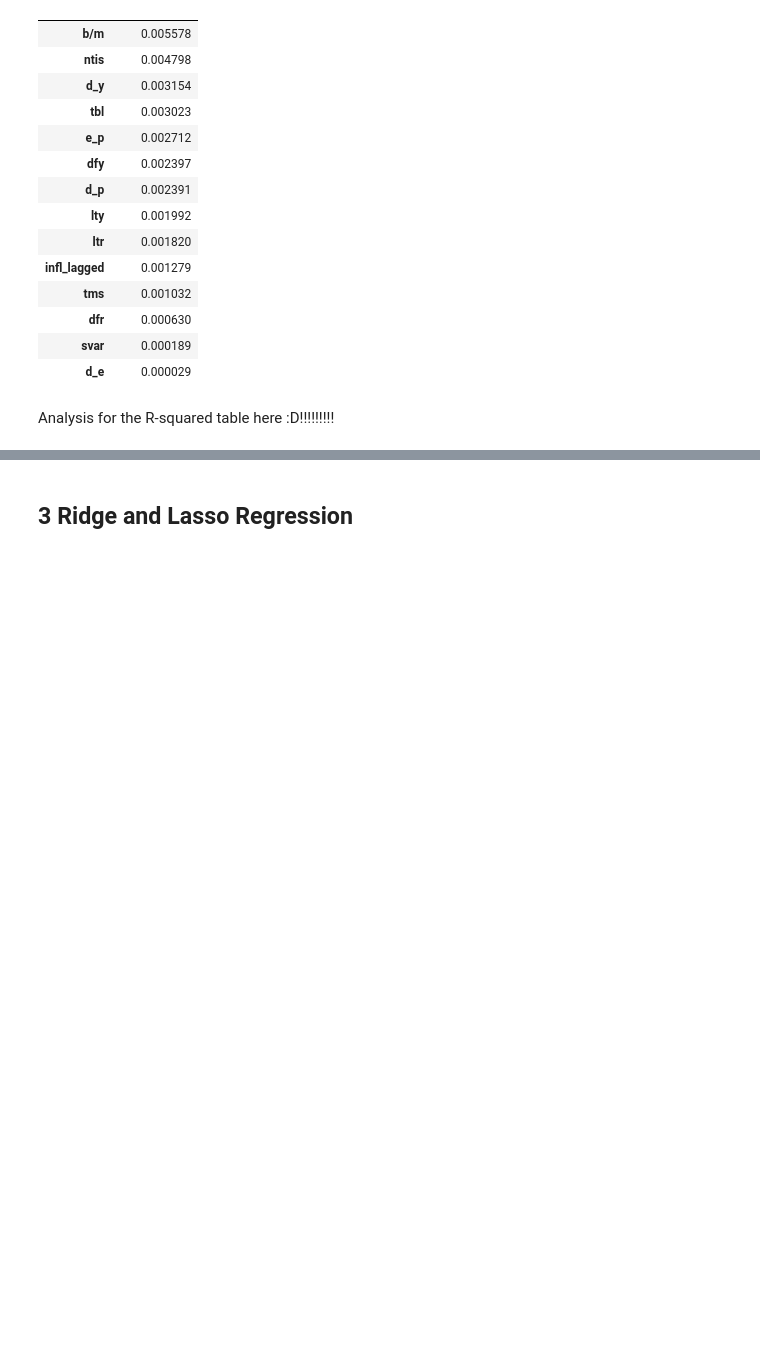
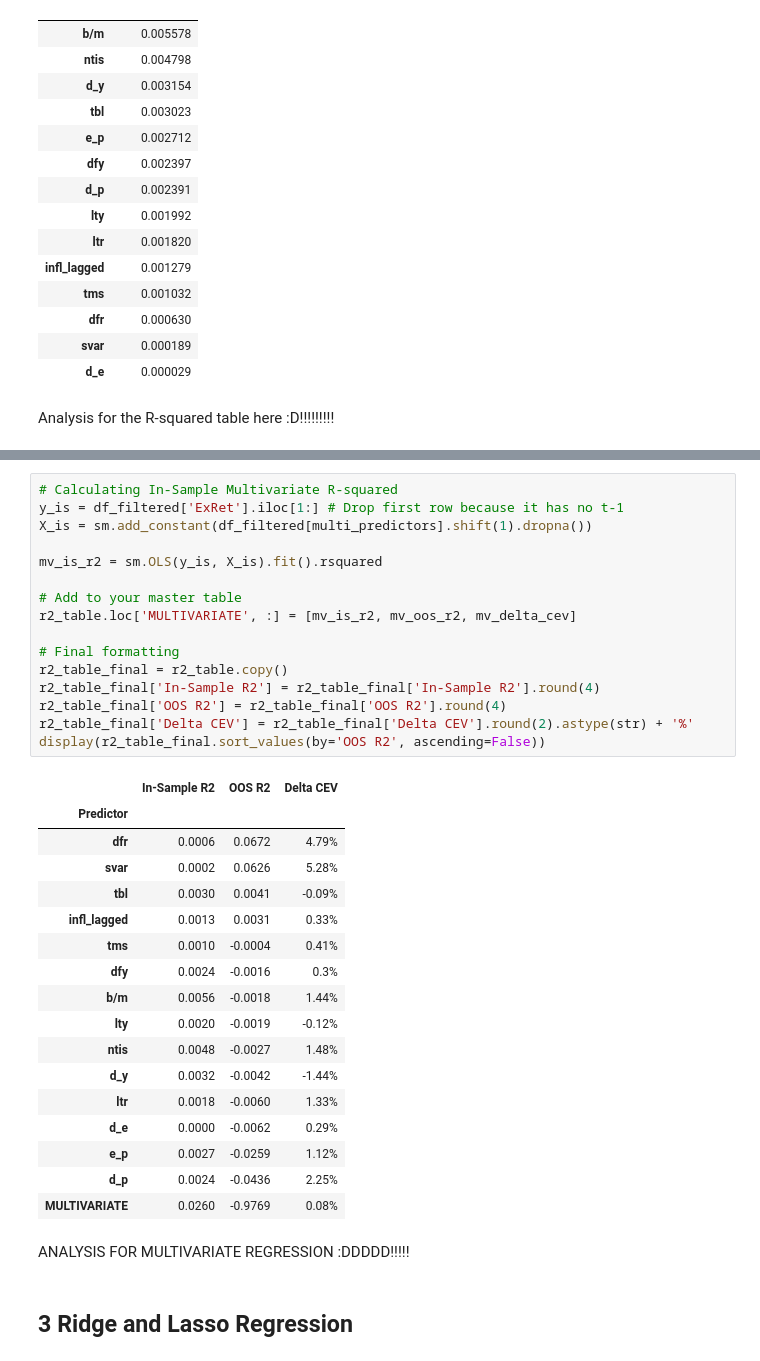
Before and after one commit to yangke34/RSM338-Assignment-3, a Jupyter notebook: RSM338_HW3.ipynb, the cells around one changed output, grey strips where cells are left out. Saved outputs shown, nothing was run; the diff lists cells and outputs as text; blank space fills up the shorter version.

Commit message:
Finished 2.3, OOS multivariate code

```diff
--- a/RSM338_HW3.ipynb
+++ b/RSM338_HW3.ipynb
@@ -251,3 +325,39 @@ results_df.tail()
+# %%
+# Calculating In-Sample Multivariate R-squared
+y_is = df_filtered['ExRet'].iloc[1:] # Drop first row because it has no t-1
+X_is = sm.add_constant(df_filtered[multi_predictors].shift(1).dropna())
+
+mv_is_r2 = sm.OLS(y_is, X_is).fit().rsquared
+
+# Add to your master table
+r2_table.loc['MULTIVARIATE', :] = [mv_is_r2, mv_oos_r2, mv_delta_cev]
+
+# Final formatting
+r2_table_final = r2_table.copy()
+r2_table_final['In-Sample R2'] = r2_table_final['In-Sample R2'].round(4)
+r2_table_final['OOS R2'] = r2_table_final['OOS R2'].round(4)
+r2_table_final['Delta CEV'] = r2_table_final['Delta CEV'].round(2).astype(str) + '%'
+display(r2_table_final.sort_values(by='OOS R2', ascending=False))
+# %% [output]
+|  | In-Sample R2 | OOS R2 | Delta CEV |
+| Predictor |  |  |  |
+| dfr | 0.0006 | 0.0672 | 4.79% |
+| svar | 0.0002 | 0.0626 | 5.28% |
+| tbl | 0.0030 | 0.0041 | -0.09% |
+| infl_lagged | 0.0013 | 0.0031 | 0.33% |
+| tms | 0.0010 | -0.0004 | 0.41% |
+| dfy | 0.0024 | -0.0016 | 0.3% |
+| b/m | 0.0056 | -0.0018 | 1.44% |
+| lty | 0.0020 | -0.0019 | -0.12% |
+| ntis | 0.0048 | -0.0027 | 1.48% |
+| d_y | 0.0032 | -0.0042 | -1.44% |
+| ltr | 0.0018 | -0.0060 | 1.33% |
+| d_e | 0.0000 | -0.0062 | 0.29% |
+| e_p | 0.0027 | -0.0259 | 1.12% |
+| d_p | 0.0024 | -0.0436 | 2.25% |
+| MULTIVARIATE | 0.0260 | -0.9769 | 0.08% |
+# %% [markdown]
+ANALYSIS FOR MULTIVARIATE REGRESSION :DDDDD!!!!!
 # %% [markdown]
 ## 3 Ridge and Lasso Regression
 # %% [markdown]
```
Also changed, not shown: parts of 5 cells of this notebook.
